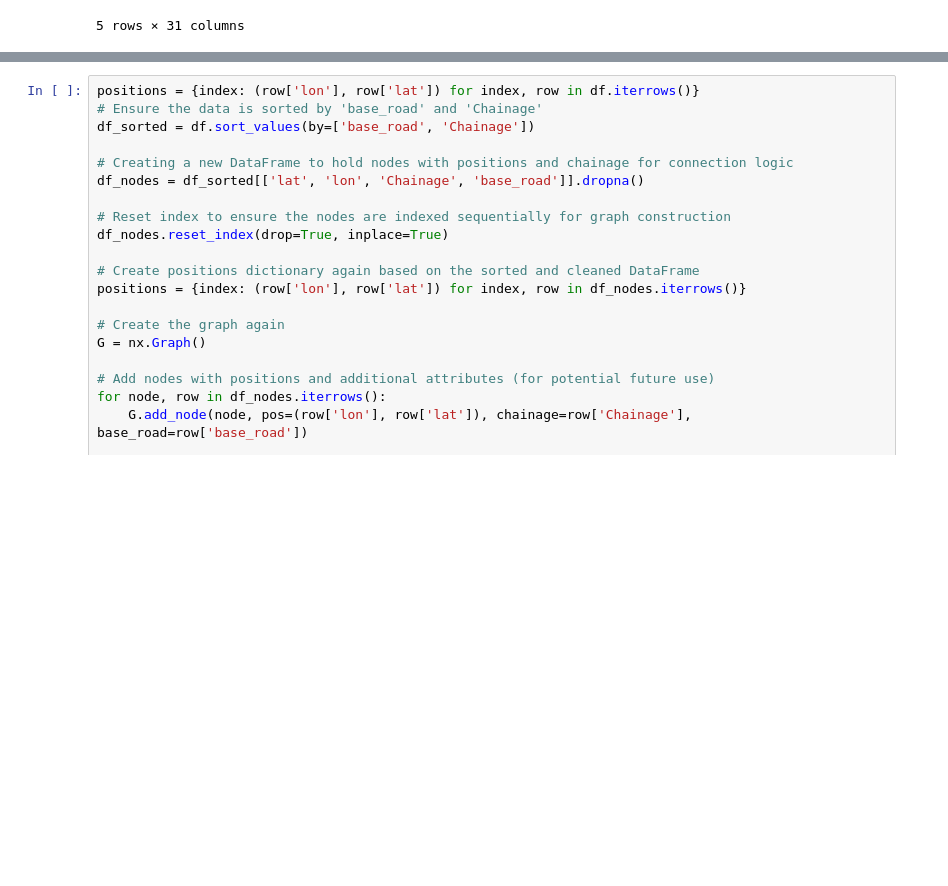
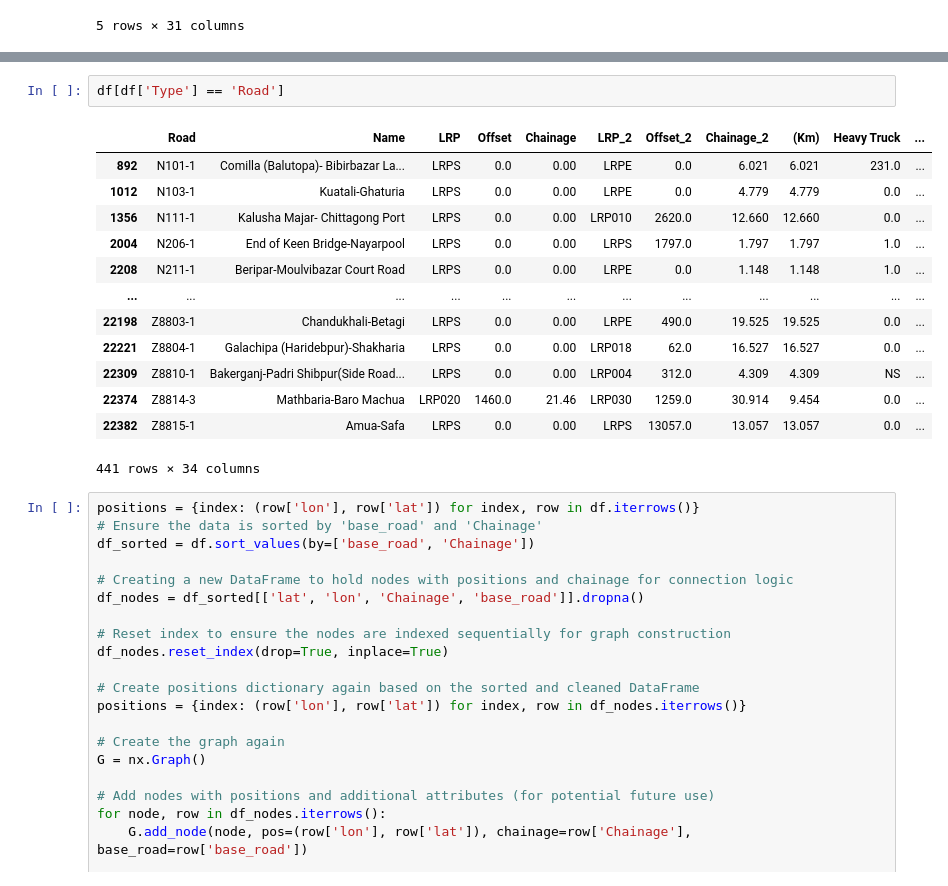
Before and after one commit to JulianvanRie/Advanced_Simulation_AS3, a Jupyter notebook: EPA133a-G2-A4/model/Julian doet nog meer dingen.ipynb, the cells around one changed output, grey strips where cells are left out. Saved outputs shown, nothing was run; the diff lists cells and outputs as text; blank space fills up the shorter version.

```diff
--- a/EPA133a-G2-A4/model/Julian doet nog meer dingen.ipynb
+++ b/EPA133a-G2-A4/model/Julian doet nog meer dingen.ipynb
@@ -124,3 +135,19 @@ Index([], dtype='int64')
+# %%
+df[df['Type'] == 'Road']
+# %% [output]
+|  | Road | Name | LRP | Offset | Chainage | LRP_2 | Offset_2 | Chainage_2 | (Km) | Heavy Truck | ... |
+| 892 | N101-1 | Comilla (Balutopa)- Bibirbazar La... | LRPS | 0.0 | 0.00 | LRPE | 0.0 | 6.021 | 6.021 | 231.0 | ... |
+| 1012 | N103-1 | Kuatali-Ghaturia | LRPS | 0.0 | 0.00 | LRPE | 0.0 | 4.779 | 4.779 | 0.0 | ... |
+| 1356 | N111-1 | Kalusha Majar- Chittagong Port | LRPS | 0.0 | 0.00 | LRP010 | 2620.0 | 12.660 | 12.660 | 0.0 | ... |
+| 2004 | N206-1 | End of Keen Bridge-Nayarpool | LRPS | 0.0 | 0.00 | LRPS | 1797.0 | 1.797 | 1.797 | 1.0 | ... |
+| 2208 | N211-1 | Beripar-Moulvibazar Court Road | LRPS | 0.0 | 0.00 | LRPE | 0.0 | 1.148 | 1.148 | 1.0 | ... |
+| ... | ... | ... | ... | ... | ... | ... | ... | ... | ... | ... | ... |
+| 22198 | Z8803-1 | Chandukhali-Betagi | LRPS | 0.0 | 0.00 | LRPE | 490.0 | 19.525 | 19.525 | 0.0 | ... |
+| 22221 | Z8804-1 | Galachipa (Haridebpur)-Shakharia | LRPS | 0.0 | 0.00 | LRP018 | 62.0 | 16.527 | 16.527 | 0.0 | ... |
+| 22309 | Z8810-1 | Bakerganj-Padri Shibpur(Side Road... | LRPS | 0.0 | 0.00 | LRP004 | 312.0 | 4.309 | 4.309 | NS | ... |
+| 22374 | Z8814-3 | Mathbaria-Baro Machua | LRP020 | 1460.0 | 21.46 | LRP030 | 1259.0 | 30.914 | 9.454 | 0.0 | ... |
+| 22382 | Z8815-1 | Amua-Safa | LRPS | 0.0 | 0.00 | LRPS | 13057.0 | 13.057 | 13.057 | 0.0 | ... |
+441 rows × 34 columns
 # %%
 positions = {index: (row['lon'], row['lat']) for index, row in df.iterrows()}
 # Ensure the data is sorted by 'base_road' and 'Chainage'
```
Also changed, not shown: parts of 4 cells of this notebook, 1 other file.
